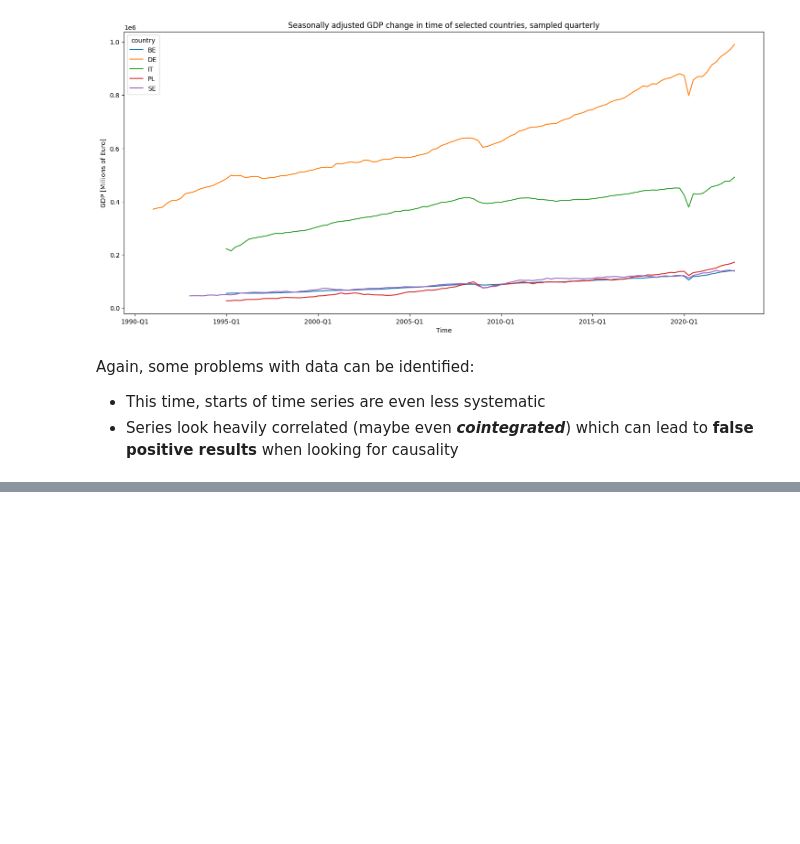
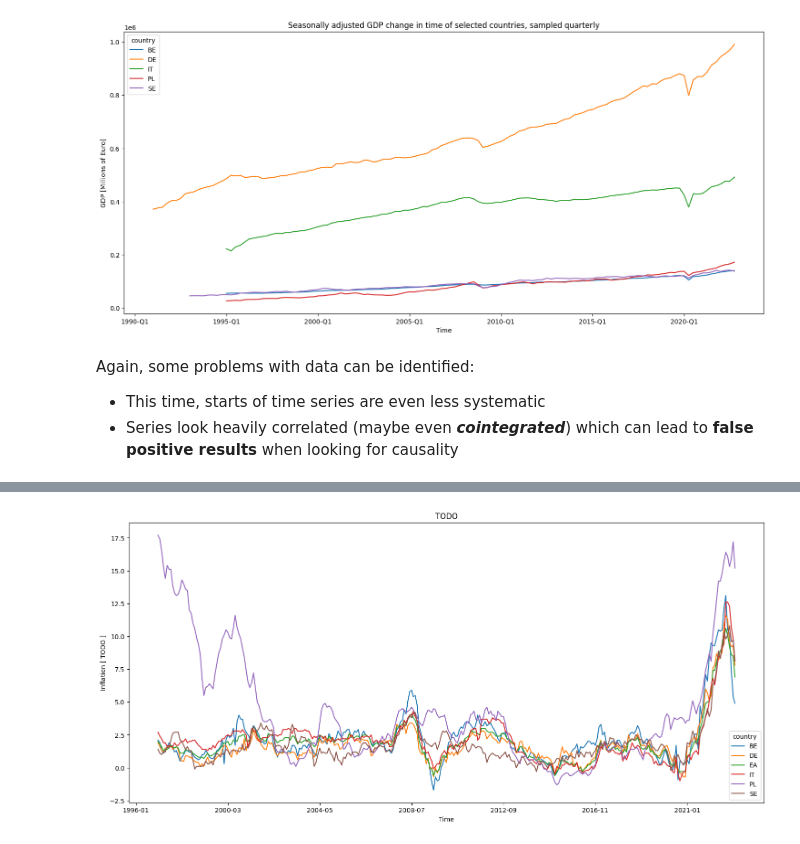
Before and after one commit to Staneesh/almost-philosophy, a Jupyter notebook: notebooks/exploring-data.ipynb, the cells around one changed output, grey strips where cells are left out. Drawn from its saved outputs; the diff is of its cells as text; code cells hidden in the pictures; blank space fills up the shorter version.

Commit message:
Inflation

```diff
--- a/notebooks/exploring-data.ipynb
+++ b/notebooks/exploring-data.ipynb
@@ -105,0 +106,2 @@ Again, some problems with data can be identified:
+# %%
+infl_raw = ald.get_infl(config, ['PL', 'DE', 'IT', 'BE', 'SE', 'EA'])
@@ -105,0 +110,3 @@ Again, some problems with data can be identified:
+# %%
+infl = infl_raw.copy()
+infl.head()
@@ -105,0 +120,4 @@ Again, some problems with data can be identified:
+# %%
+_ = infl.plot(xlabel='Time', ylabel='Inflation [ TODO ]', title='TODO', figsize=(18, 8), legend=True )
+# %% [output]
+[figure, added]
```
Also changed, not shown: parts of 6 cells of this notebook, 1 other file.
